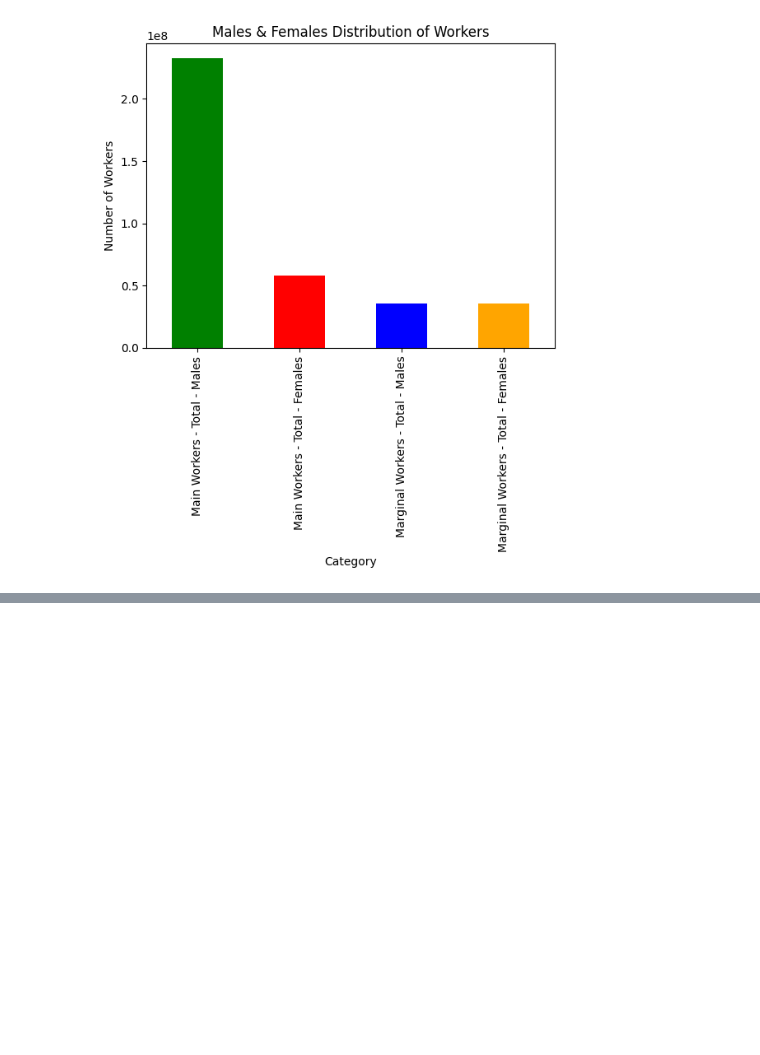
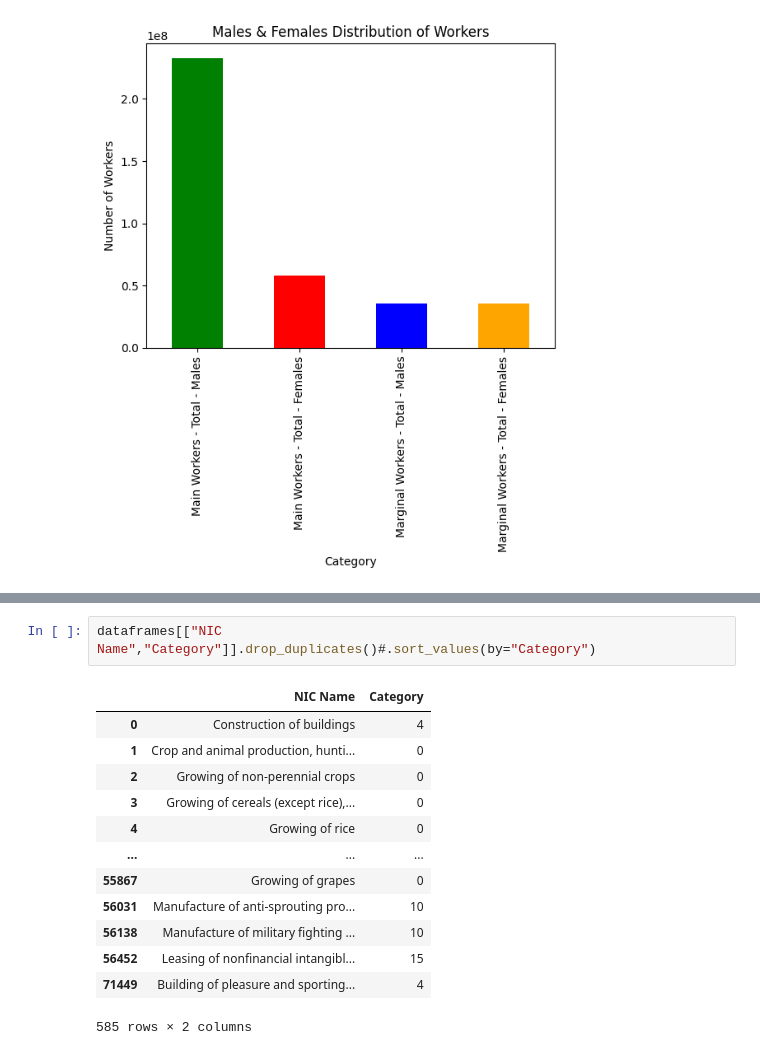
Before and after one commit to Thejasrajsathyamoorthy/Industrial-Human-Resources, a Jupyter notebook: HR_1.ipynb, the cells around one changed output, grey strips where cells are left out. Cells and saved outputs as stored; diff of their text form; blank space fills up the shorter version.

```diff
--- a/HR_1.ipynb
+++ b/HR_1.ipynb
@@ -229,0 +293,16 @@ df_industry.drop_duplicates().sort_values(by= "Industry Group").head(50)
+# %%
+dataframes[["NIC Name","Category"]].drop_duplicates()#.sort_values(by="Category")
+# %% [output]
+|  | NIC Name | Category |
+| 0 | Construction of buildings | 4 |
+| 1 | Crop and animal production, hunti... | 0 |
+| 2 | Growing of non-perennial crops | 0 |
+| 3 | Growing of cereals (except rice),... | 0 |
+| 4 | Growing of rice | 0 |
+| ... | ... | ... |
+| 55867 | Growing of grapes | 0 |
+| 56031 | Manufacture of anti-sprouting pro... | 10 |
+| 56138 | Manufacture of military fighting ... | 10 |
+| 56452 | Leasing of nonfinancial intangibl... | 15 |
+| 71449 | Building of pleasure and sporting... | 4 |
+585 rows × 2 columns
```
Also changed, not shown: parts of 13 cells of this notebook.
